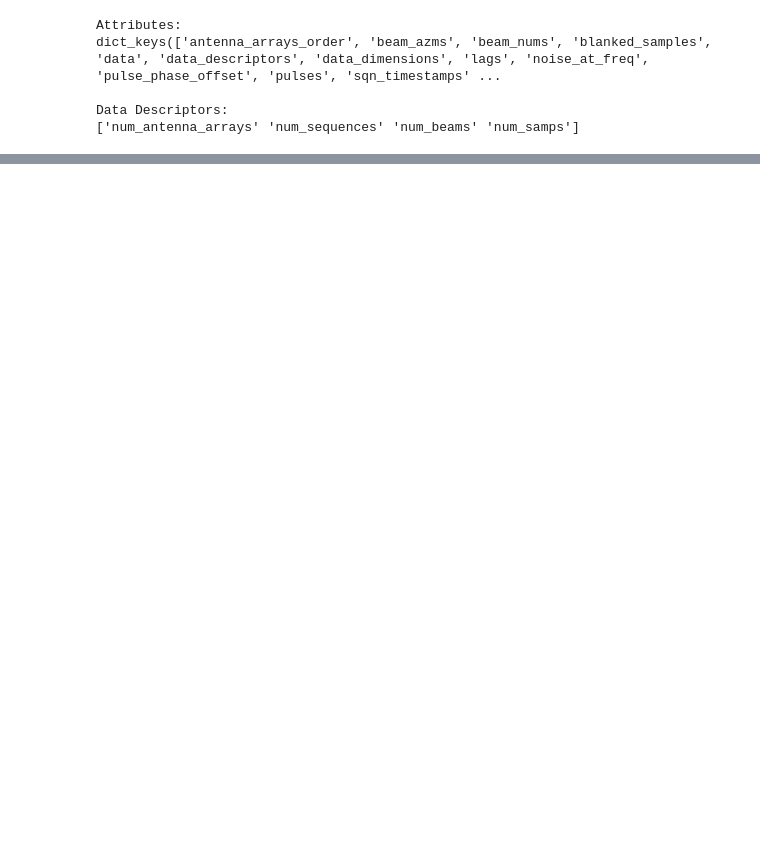
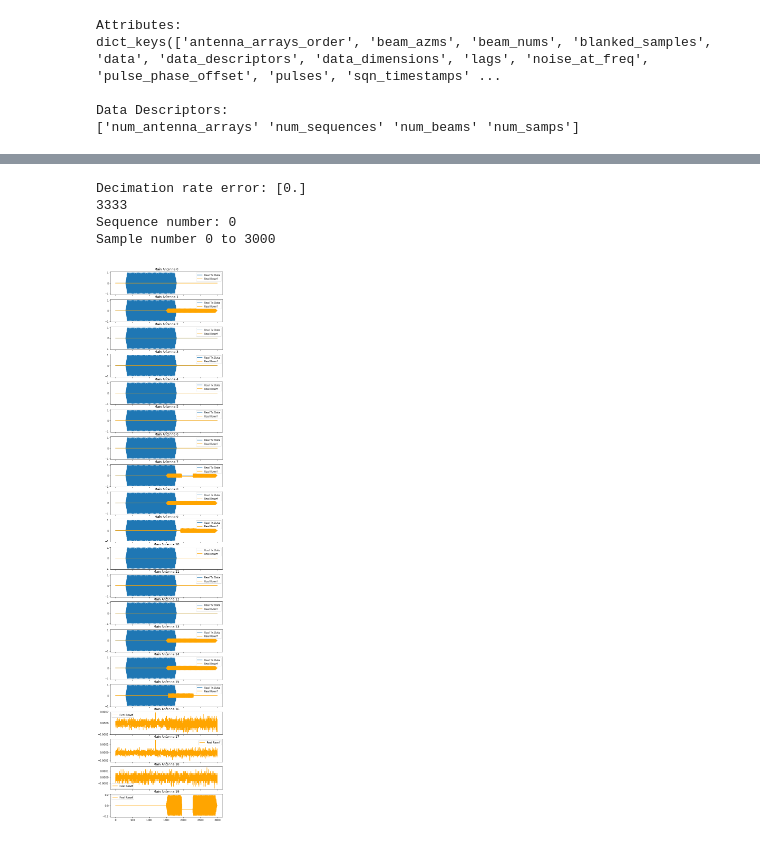
Before and after one commit to zacharyr/borealis, a Jupyter notebook: tools/testing_utils/loopback-tests/loopback-test.ipynb, the cells around one changed output, grey strips where cells are left out. Drawn from its saved outputs; the diff is of its cells as text; code cells hidden in the pictures; blank space fills up the shorter version.

Commit message:
Added rawrf/tx plots, and reran with new peak-finding in antennas_iq fft

```diff
--- a/tools/testing_utils/loopback-tests/loopback-test.ipynb
+++ b/tools/testing_utils/loopback-tests/loopback-test.ipynb
@@ -298,0 +297,12 @@ plt.show()
+# %%
+# Plot the tx and rawrf data together. This function plots the same channels together,
+# so make sure to plug Tx 1 into Rx 1, Tx 2 into Rx 2, and so forth to minimize
+# confusion. As you can see, it is confusing if you don't!
+if 'rawrf' in file_types_avail and 'txdata' in file_types_avail:
+    plot_rawrf_tx(rawrf, tx, start_sample=0, end_sample=3000)
+# %% [output]
+Decimation rate error: [0.]
+3333
+Sequence number: 0
+Sample number 0 to 3000
+[figure, added]
```
Also changed, not shown: parts of 6 cells of this notebook.
